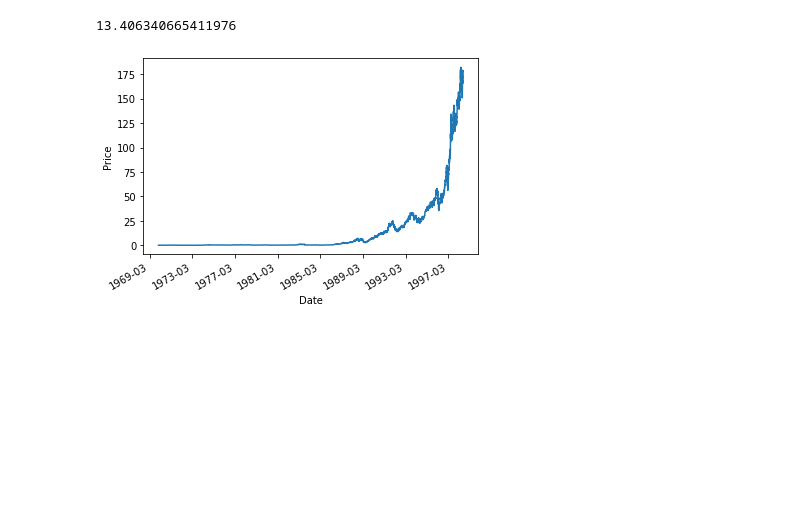
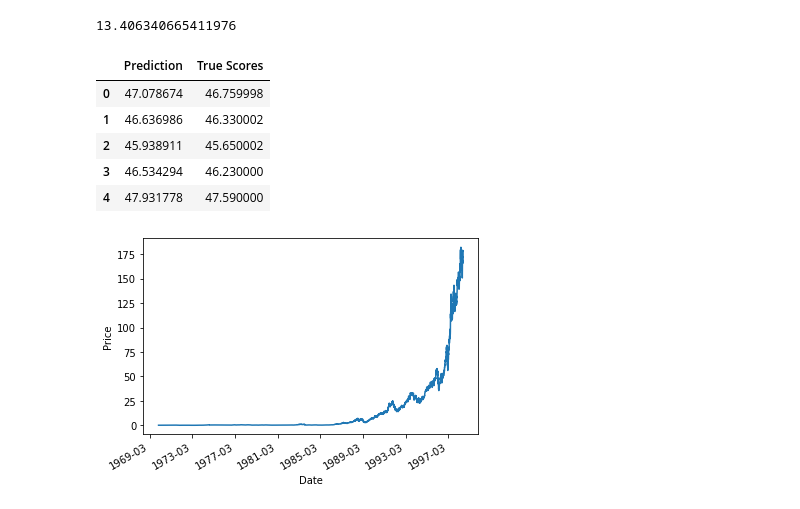
Before and after one commit to jn04137/DataMiningProject, a Jupyter notebook: LSTM_MSFT_Optimization_Attempt.ipynb, the cells around one changed output. Drawn from its saved outputs; the diff is of its cells as text; code cells hidden in the pictures; blank space fills up the shorter version.

Commit message:
saves result in csv

```diff
--- a/LSTM_MSFT_Optimization_Attempt.ipynb
+++ b/LSTM_MSFT_Optimization_Attempt.ipynb
@@ -243,6 +245,21 @@ from sklearn.metrics import mean_squared_error
 mean_squared_error(true_vals, testing_predictions[0][0])
 # %% [output]
 13.406340665411976
+# %%
+resulting_dataframe = pd.DataFrame({
+  'Prediction': testing_predictions[0][0],
+  'True Scores': true_vals
+})
+
+resulting_dataframe.head()
+resulting_dataframe.to_csv('LSTM_Resulting_Data.csv')
+# %% [output]
+|  | Prediction | True Scores |
+| 0 | 47.078674 | 46.759998 |
+| 1 | 46.636986 | 46.330002 |
+| 2 | 45.938911 | 45.650002 |
+| 3 | 46.534294 | 46.230000 |
+| 4 | 47.931778 | 47.590000 |
 # %%
 aapl_dataframe = pd.read_csv('AAPL.csv')
 
```
Also changed, not shown: parts of 1 cell of this notebook, 1 other file.
